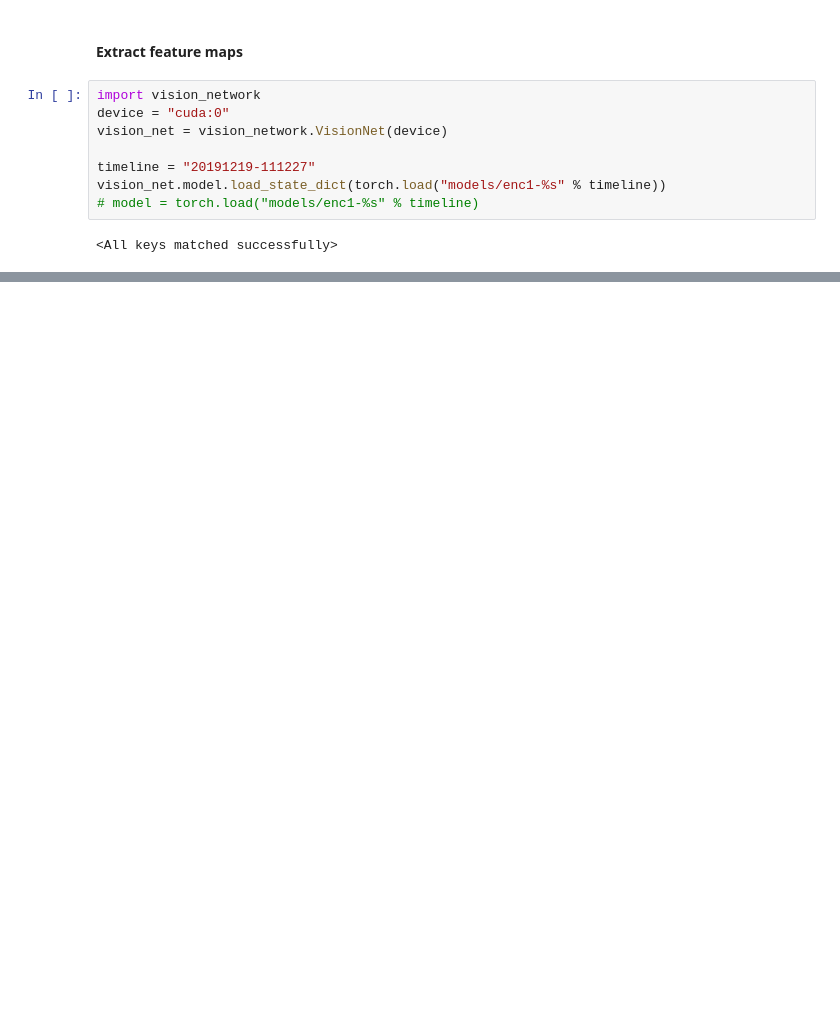
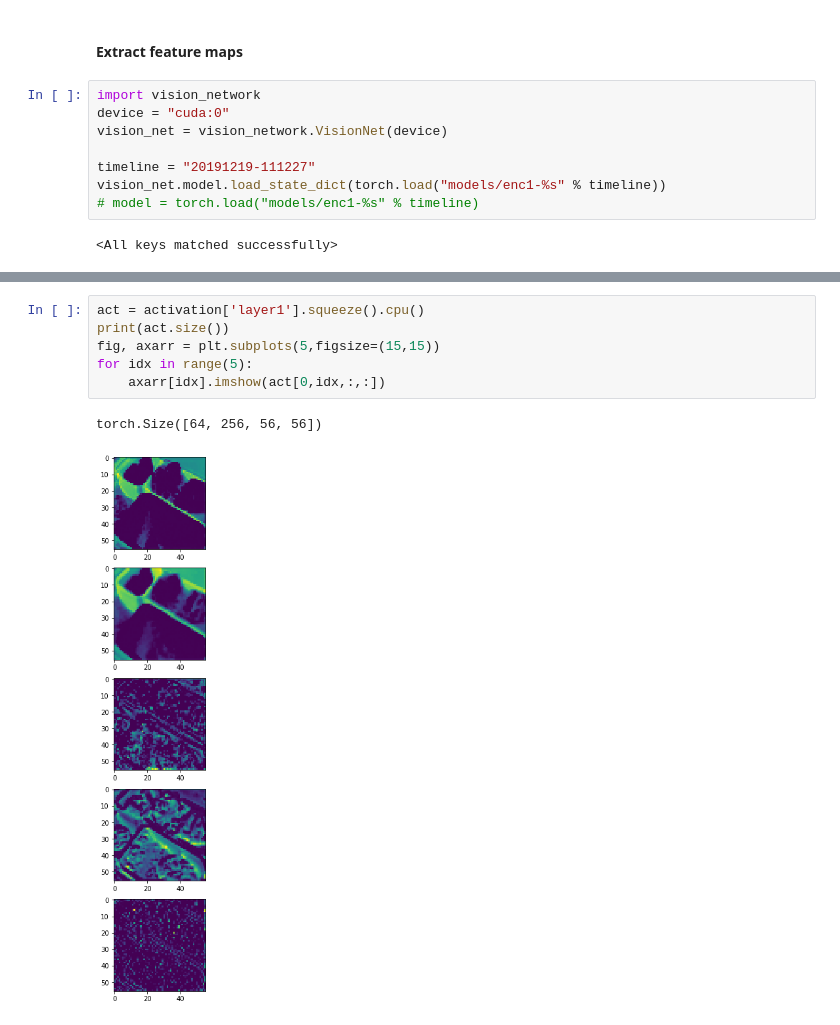
Before and after one commit to MariaPdg/hci-intermodal-reasoning, a Jupyter notebook: test_gaze.ipynb, the cells around one changed output, grey strips where cells are left out. Saved outputs shown, nothing was run; the diff lists cells and outputs as text; blank space fills up the shorter version.

```diff
--- a/test_gaze.ipynb
+++ b/test_gaze.ipynb
@@ -76,0 +112,9 @@ MaxPool2d(kernel_size=3, stride=2, padding=1, dilation=1, ceil_mode=False)
+# %%
+act = activation['layer1'].squeeze().cpu()
+print(act.size())
+fig, axarr = plt.subplots(5,figsize=(15,15))
+for idx in range(5):
+    axarr[idx].imshow(act[0,idx,:,:])
+# %% [output]
+torch.Size([64, 256, 56, 56])
+[figure, added]
```
Also changed, not shown: parts of 8 cells of this notebook.
